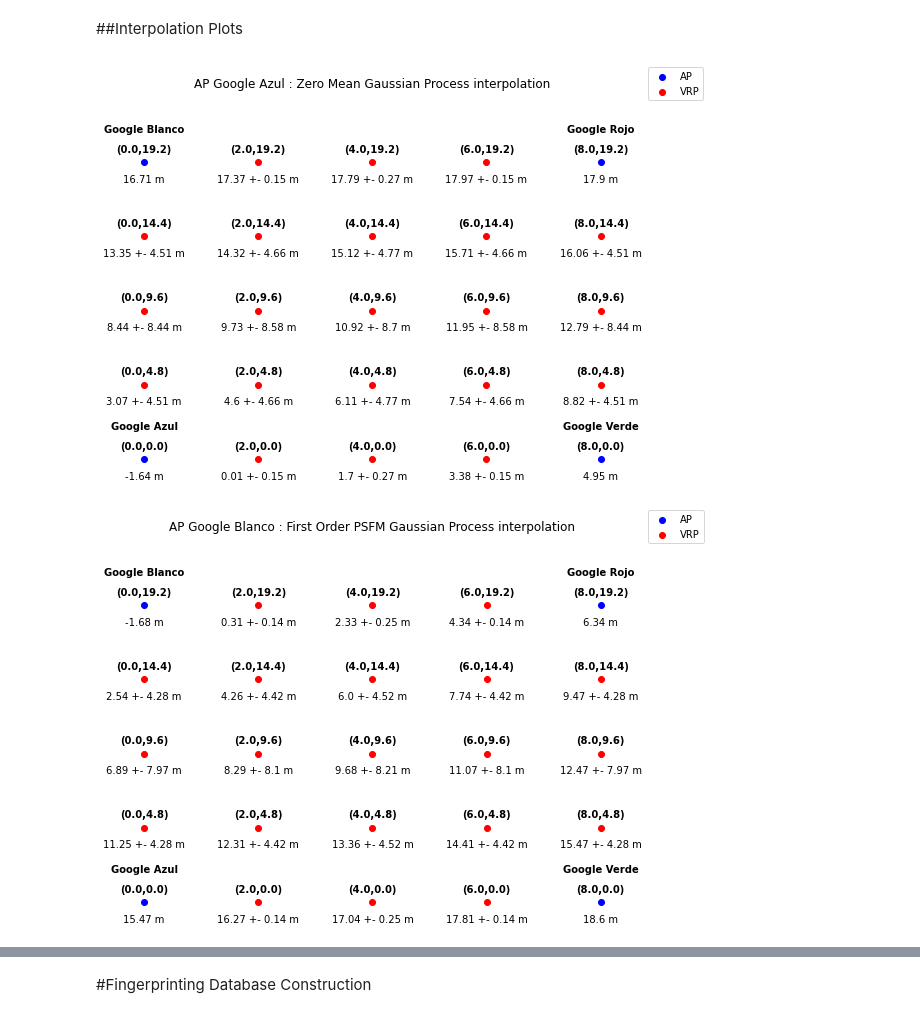
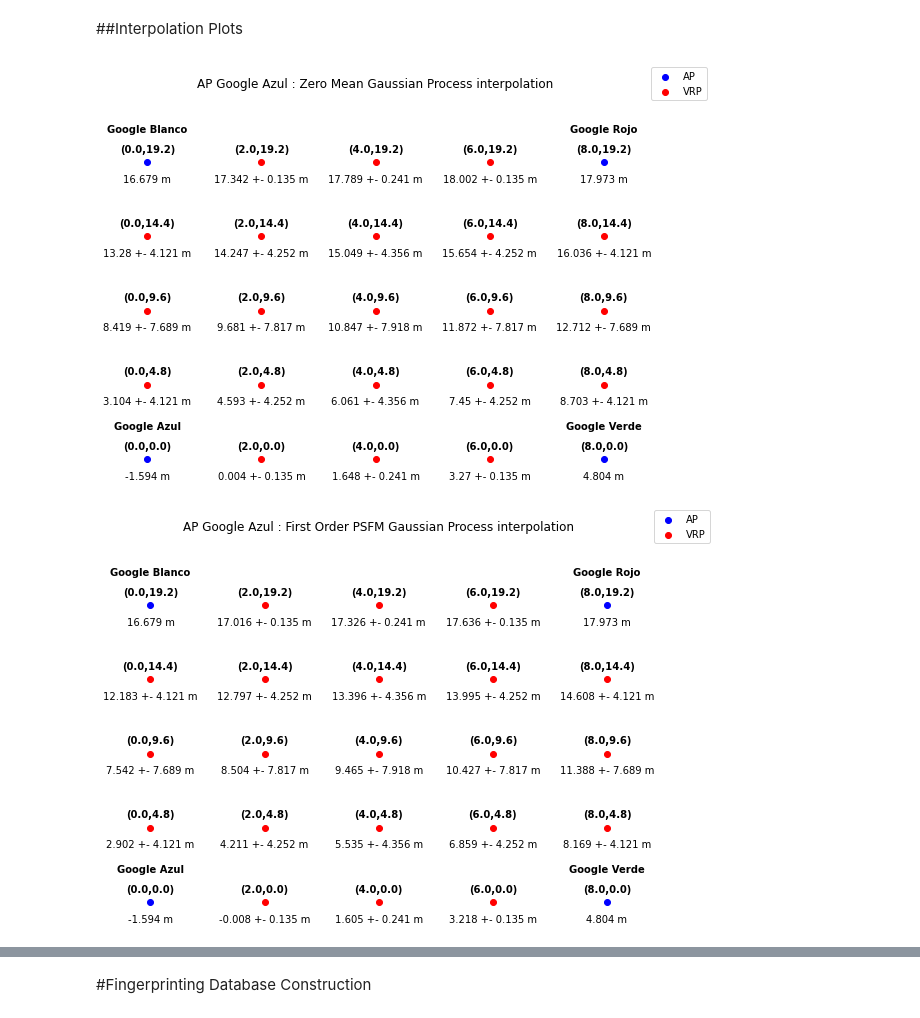
Before and after one commit to carlogattuso/Indoor_Positioning_RTT_GPR, a Jupyter notebook: psfm_gpr.ipynb, the cells around one changed output, grey strips where cells are left out. Cells and saved outputs as stored; diff of their text form; code cells hidden in the pictures.

```diff
--- a/psfm_gpr.ipynb
+++ b/psfm_gpr.ipynb
@@ -347,7 +353,7 @@ Surface fitting models
 """
 Plot domain
 """
-X,Y = np.meshgrid(np.linspace(0, width, points_x).round(2), np.linspace(0, height, points_y).round(2))
+X,Y = np.meshgrid(np.linspace(0, width, points_x).round(3), np.linspace(0, height, points_y).round(3))
 
 """
 Models fitting and surface estimation
@@ -435,7 +441,7 @@ plt.title('AP '+ap_selected+': Order 1 PSFM Mean RTT Distance values',pad=60)
 plt.axis('off')
 
 for x,y,z in zip(coordinates[:,0], coordinates[:,1], np.linspace(0, n_points - 1, n_points).astype(int)):
-    label = f"{sample_distance(locations[z,0], locations[z,1], models_1[int(ap_indexes[ap_selected])]).round(2)} m"
+    label = f"{sample_distance(locations[z,0], locations[z,1], models_1[int(ap_indexes[ap_selected])]).round(3)} m"
 
     plt.annotate(label, # this is the text
                  (x,y), # this is the point to label
@@ -493,7 +499,7 @@ plt.title('AP '+ap_selected+': Order 2 PSFM Mean RTT Distance values',pad=60)
 plt.axis('off')
 
 for x,y,z in zip(coordinates[:,0], coordinates[:,1], np.linspace(0, n_points - 1, n_points).astype(int)):
-    label = f"{sample_distance(locations[z,0], locations[z,1], models_2[int(ap_indexes[ap_selected])]).round(2)} m"
+    label = f"{sample_distance(locations[z,0], locations[z,1], models_2[int(ap_indexes[ap_selected])]).round(3)} m"
 
     plt.annotate(label, # this is the text
                  (x,y), # this is the point to label
@@ -817,7 +823,7 @@ plt.title('AP '+ap_selected+' : Zero Mean Gaussian Process interpolation',pad=60
 plt.axis('off')
 
 for x,y,z in zip(coordinates_ap[:,0], coordinates_ap[:,1], d_RTT[:,int(ap_indexes[ap_selected])]):
-    label = f"{z.round(2)} m"
+    label = f"{z.round(3)} m"
 
     plt.annotate(label, # this is the text
                  (x,y), # this is the point to label
@@ -826,7 +832,7 @@ for x,y,z in zip(coordinates_ap[:,0], coordinates_ap[:,1], d_RTT[:,int(ap_indexe
                  ha='center') # horizontal alignment can be left, right or center
 
 for x in range(len(means[int(ap_indexes[ap_selected])])):
-    label = f"{means[int(ap_indexes[ap_selected])][x,0].round(2)} +- {variances[int(ap_indexes[ap_selected])][x,0].round(2)} m"
+    label = f"{means[int(ap_indexes[ap_selected])][x,0].round(3)} +- {variances[int(ap_indexes[ap_selected])][x,0].round(3)} m"
 
     plt.annotate(label, # this is the text
                  (coordinates_vrp[x,0],coordinates_vrp[x,1]), # this is the point to label
@@ -855,10 +861,10 @@ for x,y,z in zip(coordinates[:,0],coordinates[:,1], np.linspace(0, n_points - 1,
                  ha='center',
                  weight='bold') # horizontal alignment can be left, right or center
 # %% [output]
-[figure, old version]
+[figure, new version]
 # %%
 #@title ##First Order PSFM GPR
-ap_selected = "Google Blanco"  #@param ['Google Blanco', 'Linksys 1', 'Google Azul', 'Linksys 2', 'Google Rojo', 'Linksys 3', 'Google Verde']
+ap_selected = "Google Azul"  #@param ['Google Blanco', 'Linksys 1', 'Google Azul', 'Linksys 2', 'Google Rojo', 'Linksys 3', 'Google Verde']
 
 try:
   ap_indexes[ap_selected]
@@ -883,7 +889,7 @@ plt.title('AP '+ap_selected+' : First Order PSFM Gaussian Process interpolation'
 plt.axis('off')
 
 for x,y,z in zip(coordinates_ap[:,0], coordinates_ap[:,1], d_RTT[:,int(ap_indexes[ap_selected])]):
-    label = f"{z.round(2)} m"
+    label = f"{z.round(3)} m"
 
     plt.annotate(label, # this is the text
                  (x,y), # this is the point to label
@@ -892,35 +898,35 @@ for x,y,z in zip(coordinates_ap[:,0], coordinates_ap[:,1], d_RTT[:,int(ap_indexe
                  ha='center') # horizontal alignment can be left, right or center
 
 for x in range(len(means_psfm[int(ap_indexes[ap_selected])])):
-    label = f"{means_psfm[int(ap_indexes[ap_selected])][x,0].round(2)} +- {variances[int(ap_indexes[ap_selected])][x,0].round(2)} m"
+    label = f"{means_psfm[int(ap_indexes[ap_selected])][x,0].round(3)} +- {variances[int(ap_indexes[ap_selected])][x,0].round(3)} m"
 
     plt.annotate(label, # this is the text
                  (coordinates_vrp[x,0],coordinates_vrp[x,1]), # this is the point to label
                  textcoords="offset points", # how to position the text
                  xytext=(0,-20), # distance from text to points (x,y)
                  ha='center') # horizontal alignment can be left, right or center
 
 for x,y,z in zip(coordinates_ap[:,0],coordinates_ap[:,1], np.linspace(0, n_ap - 1, n_ap).astype(int)):
 
     label = f"{ap_labels[z]}"
 
     plt.annotate(label, # this is the text
                  (x,y), # this is the point to label
                  textcoords="offset points", # how to position the text
                  xytext=(0,30), # distance from text to points (x,y)
                  ha='center', # horizontal alignment can be left, right or center
                  weight='bold')
 
 for x,y,z in zip(coordinates[:,0],coordinates[:,1], np.linspace(0, n_points - 1, n_points).astype(int)):
     label = f"({locations[z,0]},{locations[z,1]})"
 
     plt.annotate(label, # this is the text
                  (x,y), # this is the point to label
                  textcoords="offset points", # how to position the text
                  xytext=(0,10), # distance from text to points (x,y)
                  ha='center',
                  weight='bold') # horizontal alignment can be left, right or center
 # %% [output]
-[figure, old version]
+[figure, new version]
 # %%
 #@title ##Second Order PSFM GPR
```
Also changed, not shown: parts of 18 cells of this notebook.
